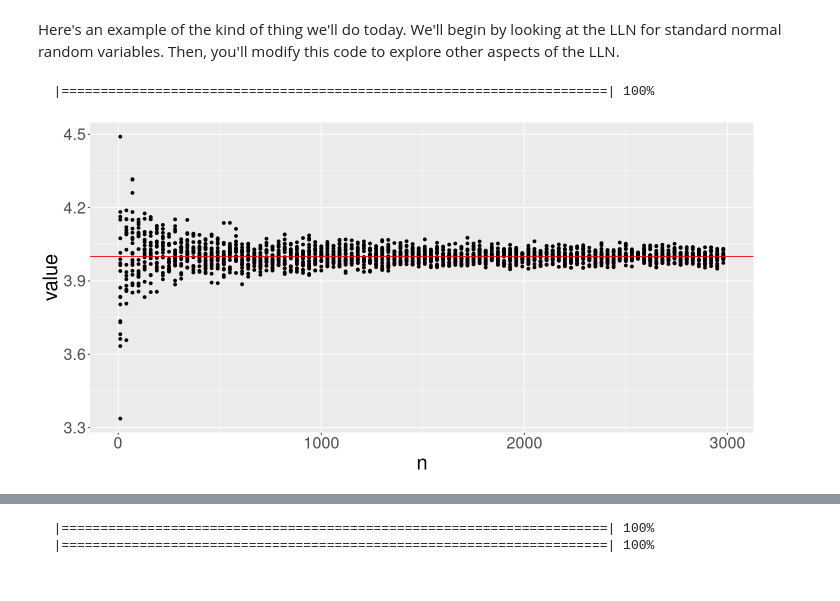
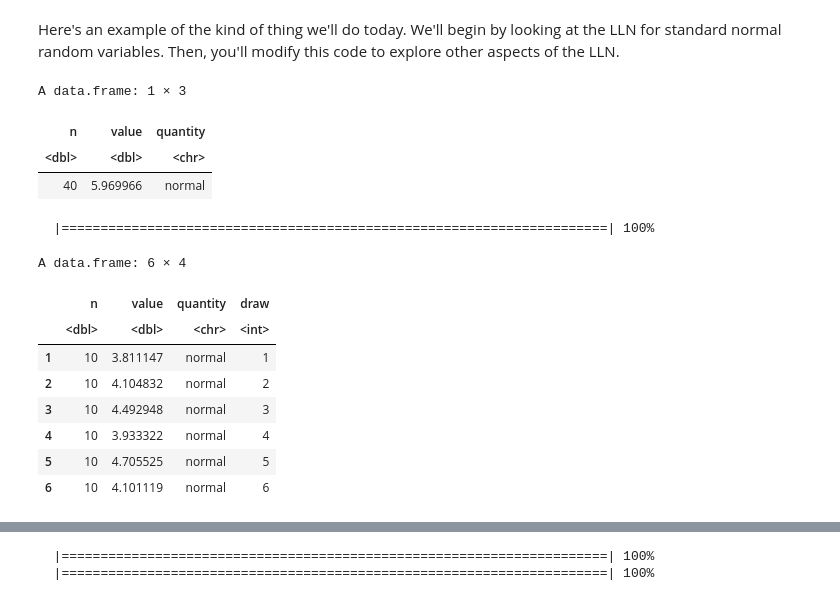
Before and after one commit to berkeley-stat151a/spring-2024, a Jupyter notebook: lectures/Lecture10_code.ipynb, the cells around one changed output, grey strips where cells are left out. Drawn from its saved outputs; the diff is of its cells as text; code cells hidden in the pictures.

```diff
--- a/lectures/Lecture10_code.ipynb
+++ b/lectures/Lecture10_code.ipynb
@@ -56,6 +54,13 @@ DrawLLNSample <- function(n_obs, true_mean) {
   x <- rnorm(n_obs, mean=true_mean)  # <- We'll be modifying this line
   return(data.frame(n=n_obs, value=sum(x) / n_obs, quantity="normal"))
 }
+
+DrawLLNSample(40, 6)
+# %% [output]
+A data.frame: 1 × 3
+| n | value | quantity |
+| <dbl> | <dbl> | <chr> |
+| 40 | 5.969966 | normal |
 # %%
 # Draw a random sample mean.
 #
@@ -82,17 +87,23 @@ ConductLLNExperiment <- function(DrawFun, n_obs_vec=seq(10, 3000, by=30), num_dr
     close(pb)
     return(lln_df)
 }
-# %%
-# Evaluate the sample average for these numbers of observations
-true_mean <- 4
-DrawFun <- function(n_obs) {
-    DrawLLNSample(n_obs, true_mean=true_mean)
-}
-lln_df <- ConductLLNExperiment(DrawFun)
-
-ggplot(lln_df) +
-  geom_point(aes(x=n, y=value), alpha=1.0) +
-  geom_hline(aes(yintercept=true_mean), color="red")
-# %% [output]
-  |======================================================================| 100%
-[figure, removed]
+# %%
+# Evaluate the sample average for these numbers of observations
+true_mean <- 4
+DrawFun <- function(n_obs) {
+    DrawLLNSample(n_obs, true_mean=true_mean)
+}
+lln_df <- ConductLLNExperiment(DrawFun)
+
+head(lln_df)
+# %% [output]
+  |======================================================================| 100%
+A data.frame: 6 × 4
+|  | n | value | quantity | draw |
+|  | <dbl> | <dbl> | <chr> | <int> |
+| 1 | 10 | 3.811147 | normal | 1 |
+| 2 | 10 | 4.104832 | normal | 2 |
+| 3 | 10 | 4.492948 | normal | 3 |
+| 4 | 10 | 3.933322 | normal | 4 |
+| 5 | 10 | 4.705525 | normal | 5 |
+| 6 | 10 | 4.101119 | normal | 6 |
```
Also changed, not shown: parts of 6 cells of this notebook, 4 other files.
